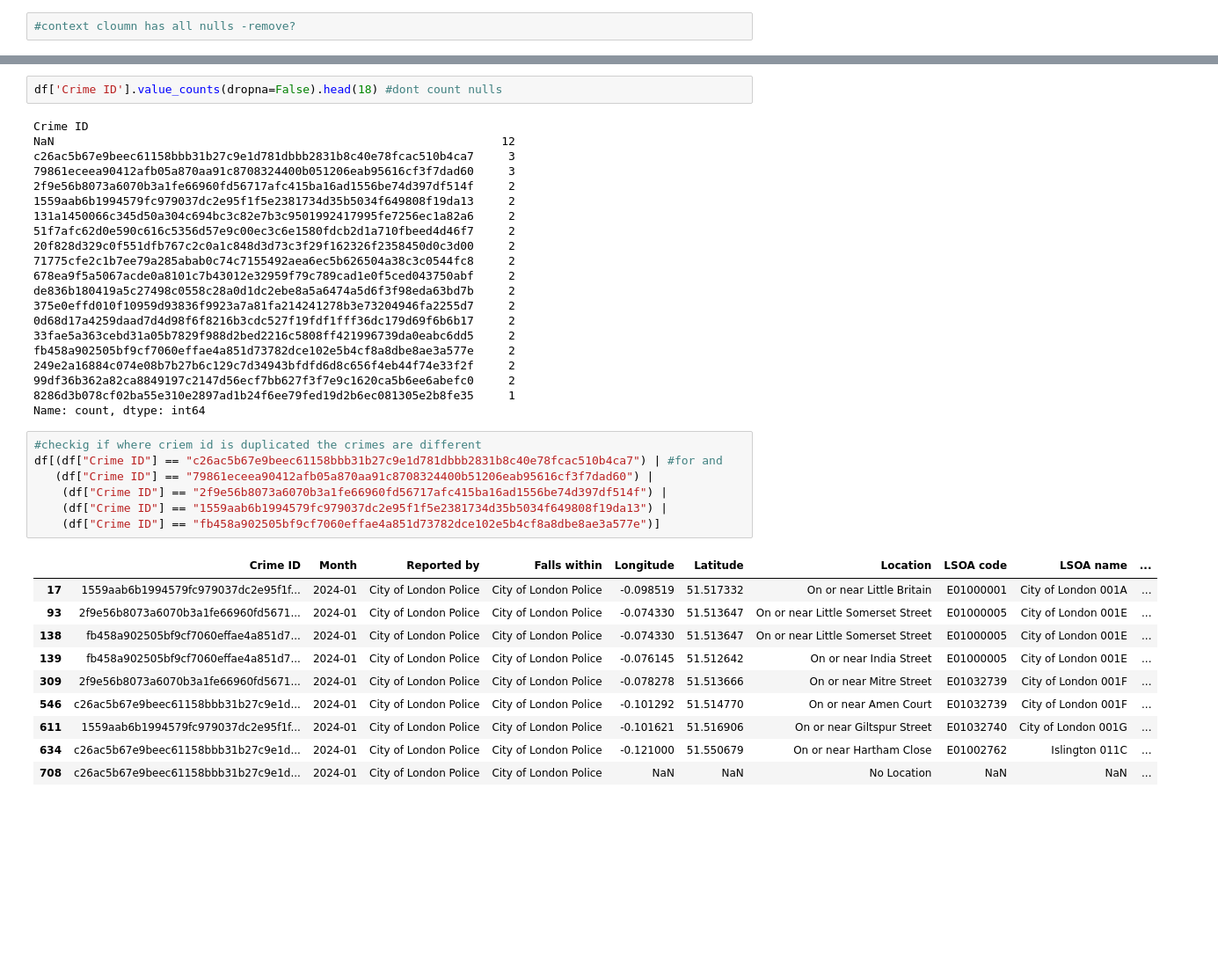
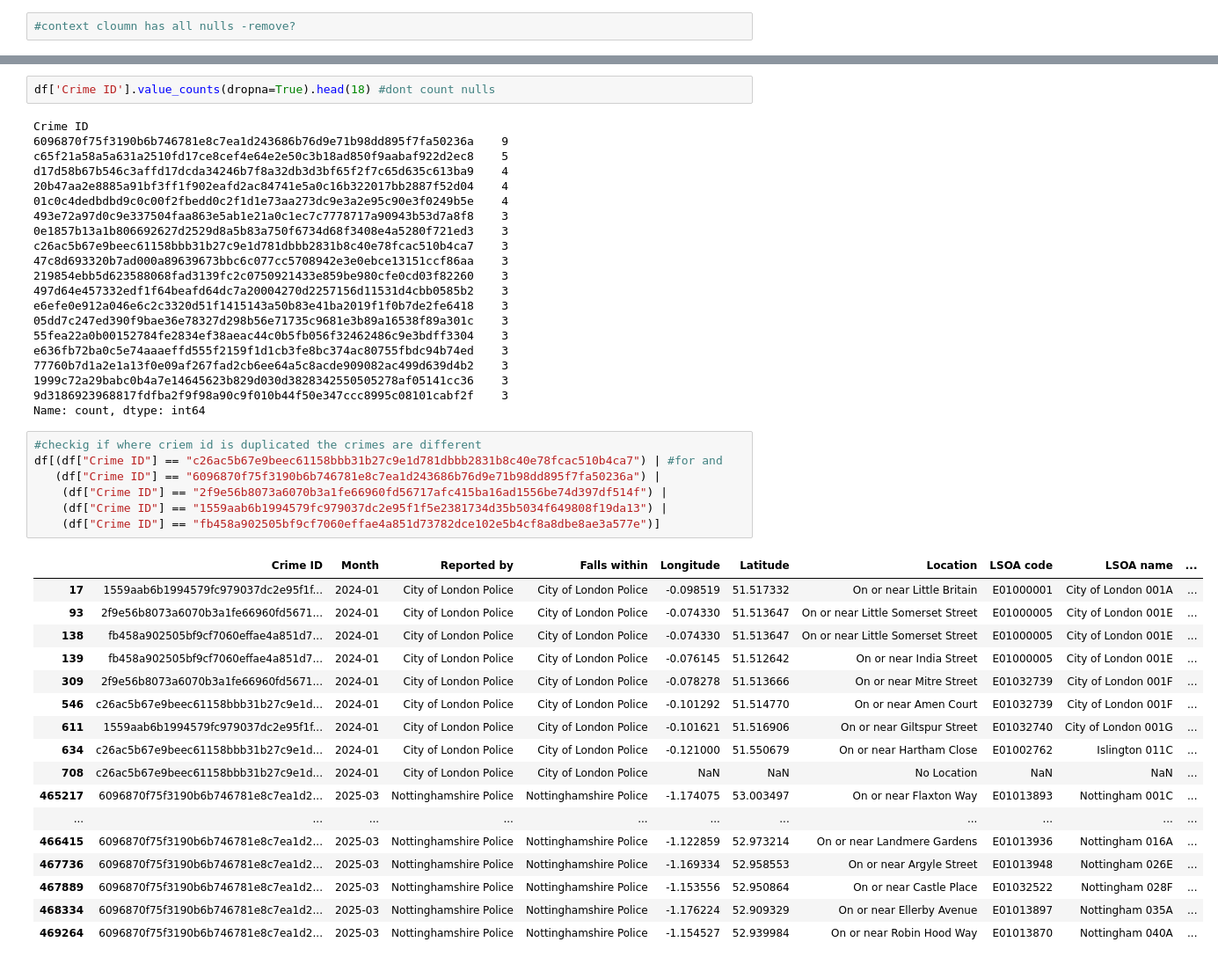
Before and after one commit to Melissa-Pasquali/Crime-Analysis-Project, a Jupyter notebook: notebooks/data_preprocessing.ipynb, the cells around one changed output, grey strips where cells are left out. Shown at 88% size. Saved outputs shown, nothing was run; the diff lists cells and outputs as text; blank space fills up the shorter version.

```diff
--- a/notebooks/data_preprocessing.ipynb
+++ b/notebooks/data_preprocessing.ipynb
@@ -179,41 +186,48 @@ df['Crime ID'].nunique()
 # %%
-df['Crime ID'].value_counts(dropna=False).head(18) #dont count nulls
+df['Crime ID'].value_counts(dropna=True).head(18) #dont count nulls
 # %% [output]
 Crime ID
-NaN                                                                 12
-c26ac5b67e9beec61158bbb31b27c9e1d781dbbb2831b8c40e78fcac510b4ca7     3
-79861eceea90412afb05a870aa91c8708324400b051206eab95616cf3f7dad60     3
-2f9e56b8073a6070b3a1fe66960fd56717afc415ba16ad1556be74d397df514f     2
-1559aab6b1994579fc979037dc2e95f1f5e2381734d35b5034f649808f19da13     2
-131a1450066c345d50a304c694bc3c82e7b3c9501992417995fe7256ec1a82a6     2
-51f7afc62d0e590c616c5356d57e9c00ec3c6e1580fdcb2d1a710fbeed4d46f7     2
-20f828d329c0f551dfb767c2c0a1c848d3d73c3f29f162326f2358450d0c3d00     2
-71775cfe2c1b7ee79a285abab0c74c7155492aea6ec5b626504a38c3c0544fc8     2
-678ea9f5a5067acde0a8101c7b43012e32959f79c789cad1e0f5ced043750abf     2
-de836b180419a5c27498c0558c28a0d1dc2ebe8a5a6474a5d6f3f98eda63bd7b     2
-375e0effd010f10959d93836f9923a7a81fa214241278b3e73204946fa2255d7     2
-0d68d17a4259daad7d4d98f6f8216b3cdc527f19fdf1fff36dc179d69f6b6b17     2
-33fae5a363cebd31a05b7829f988d2bed2216c5808ff421996739da0eabc6dd5     2
-fb458a902505bf9cf7060effae4a851d73782dce102e5b4cf8a8dbe8ae3a577e     2
-249e2a16884c074e08b7b27b6c129c7d34943bfdfd6d8c656f4eb44f74e33f2f     2
-99df36b362a82ca8849197c2147d56ecf7bb627f3f7e9c1620ca5b6ee6abefc0     2
-8286d3b078cf02ba55e310e2897ad1b24f6ee79fed19d2b6ec081305e2b8fe35     1
+6096870f75f3190b6b746781e8c7ea1d243686b76d9e71b98dd895f7fa50236a    9
+c65f21a58a5a631a2510fd17ce8cef4e64e2e50c3b18ad850f9aabaf922d2ec8    5
+d17d58b67b546c3affd17dcda34246b7f8a32db3d3bf65f2f7c65d635c613ba9    4
+20b47aa2e8885a91bf3ff1f902eafd2ac84741e5a0c16b322017bb2887f52d04    4
+01c0c4dedbdbd9c0c00f2fbedd0c2f1d1e73aa273dc9e3a2e95c90e3f0249b5e    4
+493e72a97d0c9e337504faa863e5ab1e21a0c1ec7c7778717a90943b53d7a8f8    3
+0e1857b13a1b806692627d2529d8a5b83a750f6734d68f3408e4a5280f721ed3    3
+c26ac5b67e9beec61158bbb31b27c9e1d781dbbb2831b8c40e78fcac510b4ca7    3
+47c8d693320b7ad000a89639673bbc6c077cc5708942e3e0ebce13151ccf86aa    3
+219854ebb5d623588068fad3139fc2c0750921433e859be980cfe0cd03f82260    3
+497d64e457332edf1f64beafd64dc7a20004270d2257156d11531d4cbb0585b2    3
+e6efe0e912a046e6c2c3320d51f1415143a50b83e41ba2019f1f0b7de2fe6418    3
+05dd7c247ed390f9bae36e78327d298b56e71735c9681e3b89a16538f89a301c    3
+55fea22a0b00152784fe2834ef38aeac44c0b5fb056f32462486c9e3bdff3304    3
+e636fb72ba0c5e74aaaeffd555f2159f1d1cb3fe8bc374ac80755fbdc94b74ed    3
+77760b7d1a2e1a13f0e09af267fad2cb6ee64a5c8acde909082ac499d639d4b2    3
+1999c72a29babc0b4a7e14645623b829d030d3828342550505278af05141cc36    3
+9d3186923968817fdfba2f9f98a90c9f010b44f50e347ccc8995c08101cabf2f    3
 Name: count, dtype: int64
 # %%
 #checkig if where criem id is duplicated the crimes are different
 df[(df["Crime ID"] == "c26ac5b67e9beec61158bbb31b27c9e1d781dbbb2831b8c40e78fcac510b4ca7") | #for and
-   (df["Crime ID"] == "79861eceea90412afb05a870aa91c8708324400b51206eab95616cf3f7dad60") |
+   (df["Crime ID"] == "6096870f75f3190b6b746781e8c7ea1d243686b76d9e71b98dd895f7fa50236a") |
     (df["Crime ID"] == "2f9e56b8073a6070b3a1fe66960fd56717afc415ba16ad1556be74d397df514f") |
     (df["Crime ID"] == "1559aab6b1994579fc979037dc2e95f1f5e2381734d35b5034f649808f19da13") |
     (df["Crime ID"] == "fb458a902505bf9cf7060effae4a851d73782dce102e5b4cf8a8dbe8ae3a577e")]
 # %% [output]
 |  | Crime ID | Month | Reported by | Falls within | Longitude | Latitude | Location | LSOA code | LSOA name | ... |
 | 17 | 1559aab6b1994579fc979037dc2e95f1f... | 2024-01 | City of London Police | City of London Police | -0.098519 | 51.517332 | On or near Little Britain | E01000001 | City of London 001A | ... |
 | 93 | 2f9e56b8073a6070b3a1fe66960fd5671... | 2024-01 | City of London Police | City of London Police | -0.074330 | 51.513647 | On or near Little Somerset Street | E01000005 | City of London 001E | ... |
 | 138 | fb458a902505bf9cf7060effae4a851d7... | 2024-01 | City of London Police | City of London Police | -0.074330 | 51.513647 | On or near Little Somerset Street | E01000005 | City of London 001E | ... |
 | 139 | fb458a902505bf9cf7060effae4a851d7... | 2024-01 | City of London Police | City of London Police | -0.076145 | 51.512642 | On or near India Street | E01000005 | City of London 001E | ... |
 | 309 | 2f9e56b8073a6070b3a1fe66960fd5671... | 2024-01 | City of London Police | City of London Police | -0.078278 | 51.513666 | On or near Mitre Street | E01032739 | City of London 001F | ... |
 | 546 | c26ac5b67e9beec61158bbb31b27c9e1d... | 2024-01 | City of London Police | City of London Police | -0.101292 | 51.514770 | On or near Amen Court | E01032739 | City of London 001F | ... |
 | 611 | 1559aab6b1994579fc979037dc2e95f1f... | 2024-01 | City of London Police | City of London Police | -0.101621 | 51.516906 | On or near Giltspur Street | E01032740 | City of London 001G | ... |
 | 634 | c26ac5b67e9beec61158bbb31b27c9e1d... | 2024-01 | City of London Police | City of London Police | -0.121000 | 51.550679 | On or near Hartham Close | E01002762 | Islington 011C | ... |
 | 708 | c26ac5b67e9beec61158bbb31b27c9e1d... | 2024-01 | City of London Police | City of London Police | NaN | NaN | No Location | NaN | NaN | ... |
+| 465217 | 6096870f75f3190b6b746781e8c7ea1d2... | 2025-03 | Nottinghamshire Police | Nottinghamshire Police | -1.174075 | 53.003497 | On or near Flaxton Way | E01013893 | Nottingham 001C | ... |
+| ... | ... | ... | ... | ... | ... | ... | ... | ... | ... | ... |
+| 466415 | 6096870f75f3190b6b746781e8c7ea1d2... | 2025-03 | Nottinghamshire Police | Nottinghamshire Police | -1.122859 | 52.973214 | On or near Landmere Gardens | E01013936 | Nottingham 016A | ... |
+| 467736 | 6096870f75f3190b6b746781e8c7ea1d2... | 2025-03 | Nottinghamshire Police | Nottinghamshire Police | -1.169334 | 52.958553 | On or near Argyle Street | E01013948 | Nottingham 026E | ... |
+| 467889 | 6096870f75f3190b6b746781e8c7ea1d2... | 2025-03 | Nottinghamshire Police | Nottinghamshire Police | -1.153556 | 52.950864 | On or near Castle Place | E01032522 | Nottingham 028F | ... |
+| 468334 | 6096870f75f3190b6b746781e8c7ea1d2... | 2025-03 | Nottinghamshire Police | Nottinghamshire Police | -1.176224 | 52.909329 | On or near Ellerby Avenue | E01013897 | Nottingham 035A | ... |
+| 469264 | 6096870f75f3190b6b746781e8c7ea1d2... | 2025-03 | Nottinghamshire Police | Nottinghamshire Police | -1.154527 | 52.939984 | On or near Robin Hood Way | E01013870 | Nottingham 040A | ... |
```
Also changed, not shown: parts of 10 cells of this notebook.
